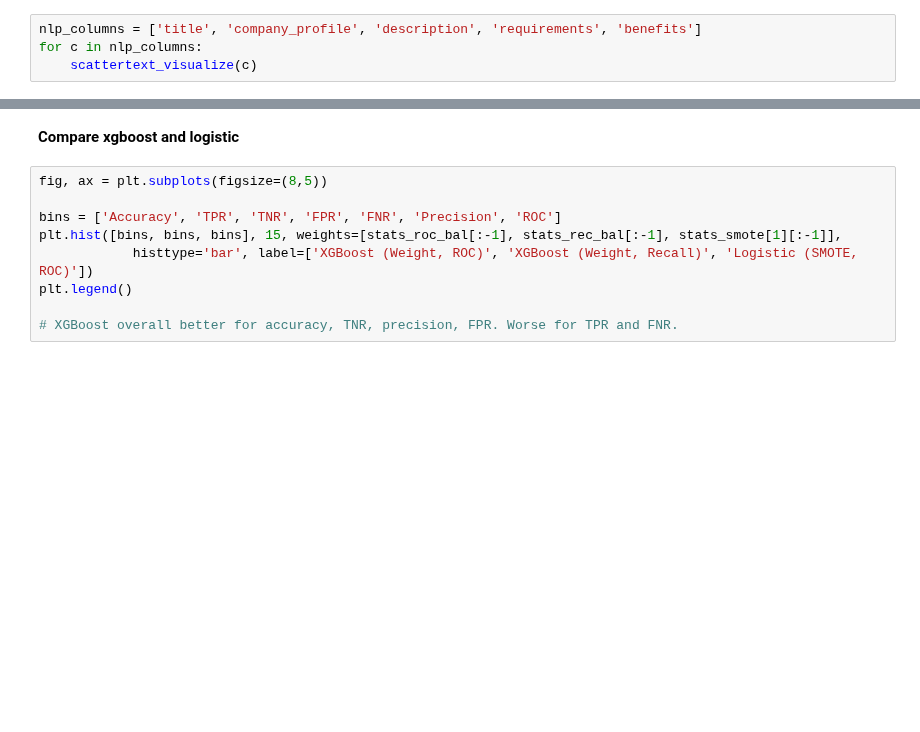
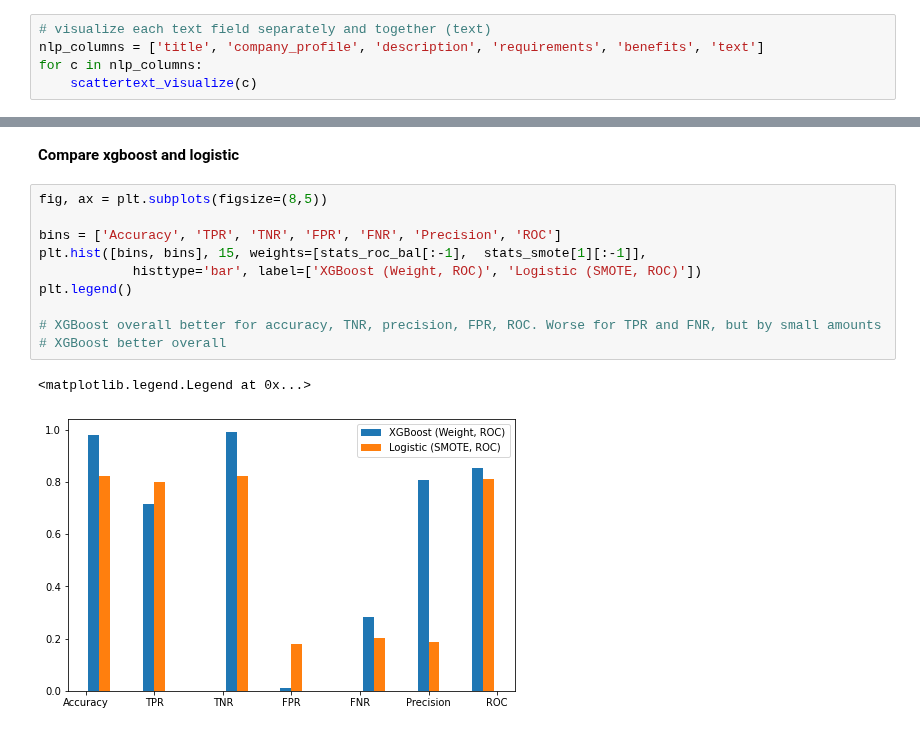
Before and after one commit to anuragkumar/fake-job-posting-prediction, a Jupyter notebook: fake_job_postings.ipynb, the cells around one changed output, grey strips where cells are left out. Drawn from its saved outputs; the diff is of its cells as text; blank space fills up the shorter version.

```diff
--- a/fake_job_postings.ipynb
+++ b/fake_job_postings.ipynb
@@ -317,5 +349,6 @@ scattertext_visualize('text')
 # %%
-nlp_columns = ['title', 'company_profile', 'description', 'requirements', 'benefits']
+# visualize each text field separately and together (text)
+nlp_columns = ['title', 'company_profile', 'description', 'requirements', 'benefits', 'text']
 for c in nlp_columns:
     scattertext_visualize(c)
 # %% [markdown]
@@ -1112,9 +1568,13 @@ __Compare xgboost and logistic__
 # %%
 fig, ax = plt.subplots(figsize=(8,5))
 
 bins = ['Accuracy', 'TPR', 'TNR', 'FPR', 'FNR', 'Precision', 'ROC']
-plt.hist([bins, bins, bins], 15, weights=[stats_roc_bal[:-1], stats_rec_bal[:-1], stats_smote[1][:-1]],
-            histtype='bar', label=['XGBoost (Weight, ROC)', 'XGBoost (Weight, Recall)', 'Logistic (SMOTE, ROC)'])
+plt.hist([bins, bins], 15, weights=[stats_roc_bal[:-1],  stats_smote[1][:-1]],
+            histtype='bar', label=['XGBoost (Weight, ROC)', 'Logistic (SMOTE, ROC)'])
 plt.legend()
 
-# XGBoost overall better for accuracy, TNR, precision, FPR. Worse for TPR and FNR.
+# XGBoost overall better for accuracy, TNR, precision, FPR, ROC. Worse for TPR and FNR, but by small amounts
+# XGBoost better overall
+# %% [output]
+<matplotlib.legend.Legend at 0x...>
+[figure, added]
```
Also changed, not shown: parts of 101 cells of this notebook, 12 other files.
